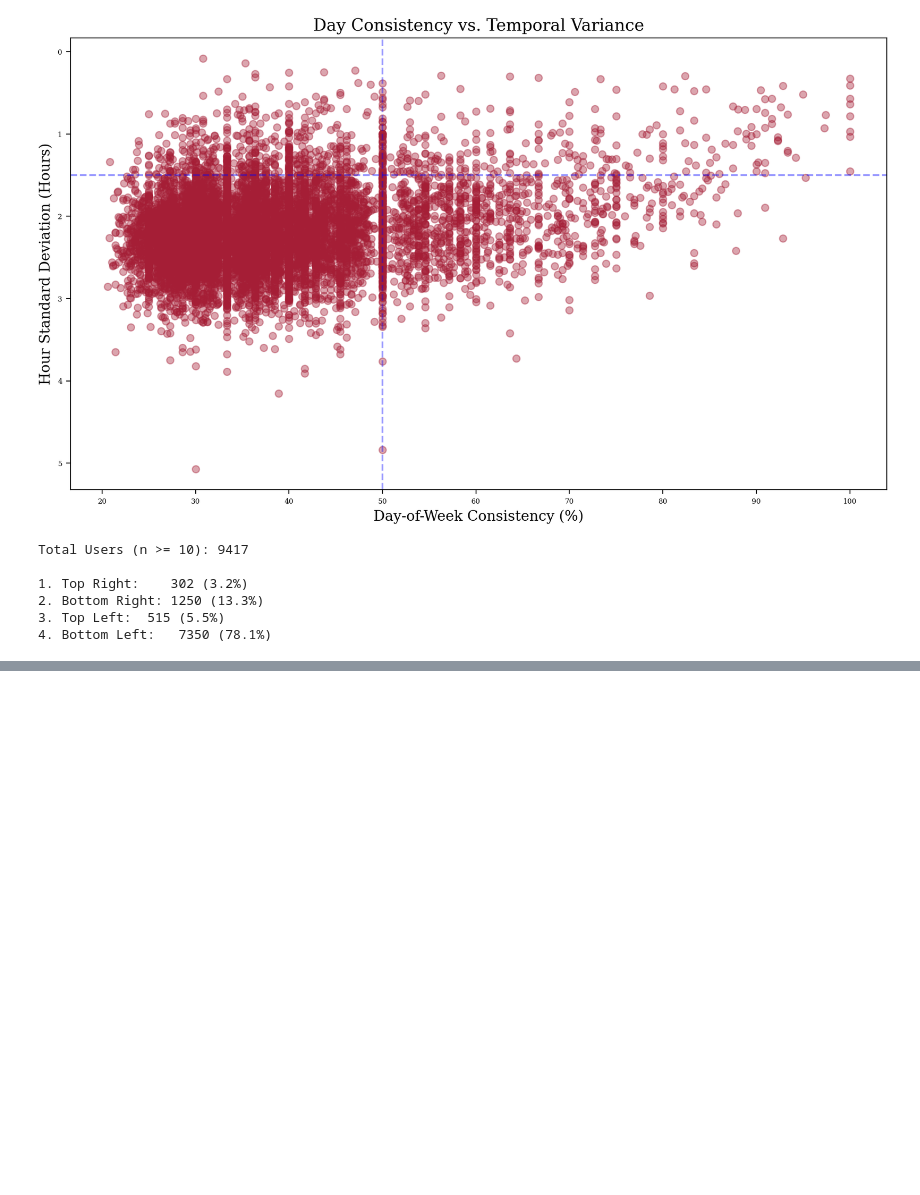
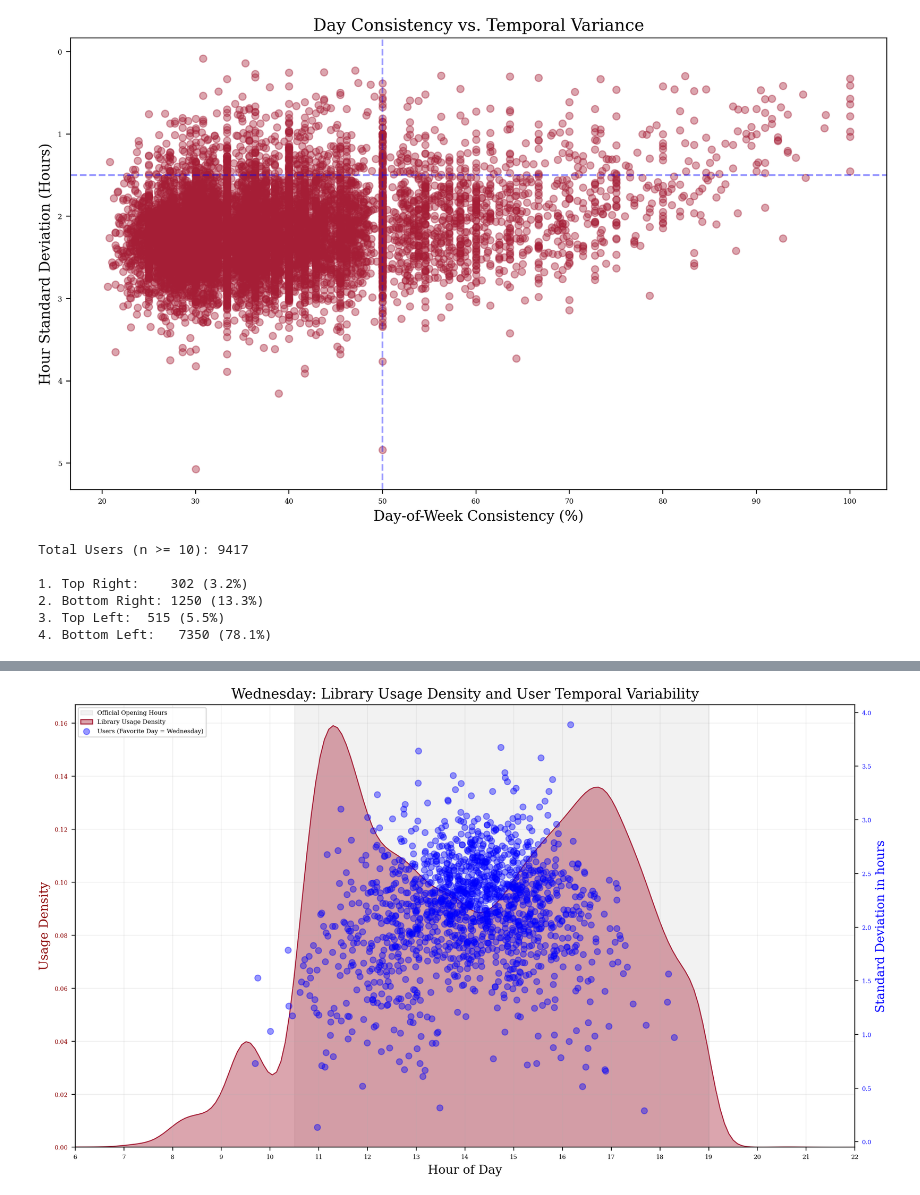
Before and after one commit to RobinAllgeier/Data_Literacy, a Jupyter notebook: exp/04_11_eda_user_behavior_by-date.ipynb, the cells around one changed output, grey strips where cells are left out. Saved outputs shown, nothing was run; the diff lists cells and outputs as text; code cells hidden in the pictures; blank space fills up the shorter version.

```diff
--- a/exp/04_11_eda_user_behavior_by-date.ipynb
+++ b/exp/04_11_eda_user_behavior_by-date.ipynb
@@ -432,0 +556,58 @@ Total Users (n >= 10): 9417
+# %%
+DAY = "Wednesday"
+
+
+day_data = user_sessions_clean[user_sessions_clean["weekday"] == DAY]
+# Users whose most frequent day is this day
+day_behavior = user_time_behavior[user_time_behavior['fav_day'] == DAY].copy()
+
+day_behavior['hour_bin'] = (day_behavior['avg_hour'] * 4).round() / 4
+stability_map = day_behavior.groupby('hour_bin').agg({
+    'hour_spread': 'mean',
+    'visit_count': 'count'
+}).reset_index()
+stability_map = stability_map[(stability_map['hour_bin'] >= 6) & (stability_map['hour_bin'] <= 22)]
+
+fig, ax1 = plt.subplots(figsize=(12, 7))
+
+# Primary Y-Axis: Library Usage
+ax1.axvspan(10.5, 19.0, color='gray', alpha=0.1, label='Official Opening Hours')
+sns.kdeplot(
+    data=day_data,
+    x="precise_hour",
+    fill=True,
+    ax=ax1,
+    alpha=0.4,
+    label='Library Usage Density'
+)
+ax1.set_ylabel("Usage Density", fontsize=12, color='darkred')
+ax1.tick_params(axis='y', labelcolor='darkred')
+ax1.set_xlabel("Hour of Day", fontsize=12)
+
+# Secondary Y-Axis: User-Specific Stability
+ax2 = ax1.twinx()
+ax2.scatter(
+    x=day_behavior['avg_hour'],
+    y=day_behavior['hour_spread'],
+    color='blue',
+    alpha=0.4,
+    label=f'Users (Favorite Day = {DAY})'
+)
+
+ax2.set_ylabel("Standard Deviation in hours", color='blue', fontsize=12)
+ax2.tick_params(axis='y', labelcolor='blue')
+
+plt.title(f"{DAY}: Library Usage Density and User Temporal Variability", fontsize=14)
+plt.xlim(6, 22)
+plt.xticks(range(6, 23))
+ax1.grid(axis='both', alpha=0.2)
+
+# Combine Legends
+lines1, labels1 = ax1.get_legend_handles_labels()
+lines2, labels2 = ax2.get_legend_handles_labels()
+ax1.legend(lines1 + lines2, labels1 + labels2, loc='upper left', frameon=True)
+
+plt.tight_layout()
+plt.show()
+# %% [output]
+[figure, added]
```
Also changed, not shown: parts of 9 cells of this notebook.
